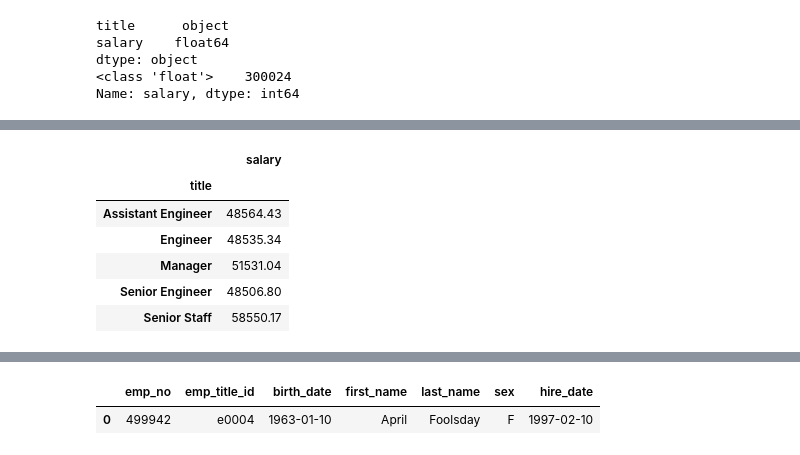
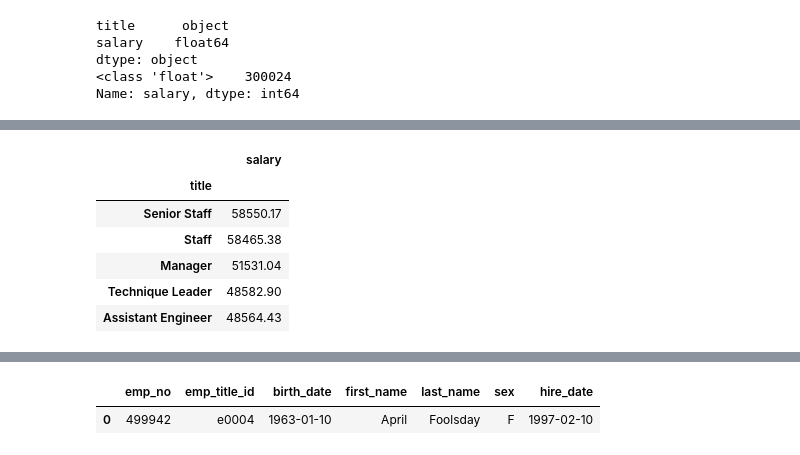
Before and after one commit to gotar1/sql-challenge, a Jupyter notebook: EmployeeSQL/bonus_analysis.ipynb, the cells around one changed output, grey strips where cells are left out. Drawn from its saved outputs; the diff is of its cells as text; code cells hidden in the pictures.

```diff
--- a/EmployeeSQL/bonus_analysis.ipynb
+++ b/EmployeeSQL/bonus_analysis.ipynb
@@ -72,14 +75,15 @@ plt.show()
 # run a sql query type to extract title column from titles table and salary column from salaries
   # table using two left joins and following our constraints. triple quotation for very long string.
 # read sql tables into pandas dataframe.
-title_df = pd.read_sql("""select
+
+title_df = pd.read_sql("""SELECT
                        t.title,
                        s.salary
                        FROM employees e
-                       left join titles t
-                       on t.title_id = e.emp_title_id
-                           left join salaries s
-                           on s.emp_no = e.emp_no""", conn
+                       LEFT JOIN titles t
+                       ON t.title_id = e.emp_title_id
+                           LEFT JOIN salaries s
+                           ON s.emp_no = e.emp_no""", conn
                        )
 
 title_df.head()
@@ -121,13 +135,15 @@ Name: salary, dtype: int64
 # %%
-# do a groupby title and taking the average to plot bar chart for average salary.
+# do a groupby on title and taking the average of salary for each one to plot bar chart for average salary.
+# arange my results in a descending order to make chart more viewable.
 
 title_plot_data = round(title_df.groupby(['title']).mean(), 2)
+title_plot_data = title_plot_data.sort_values(by='salary', ascending=False)
 title_plot_data.head()
 # %% [output]
 |  | salary |
 | title |  |
+| Senior Staff | 58550.17 |
+| Staff | 58465.38 |
+| Manager | 51531.04 |
+| Technique Leader | 48582.90 |
 | Assistant Engineer | 48564.43 |
-| Engineer | 48535.34 |
-| Manager | 51531.04 |
-| Senior Engineer | 48506.80 |
-| Senior Staff | 58550.17 |
```
Also changed, not shown: parts of 9 cells of this notebook, 2 other files.
